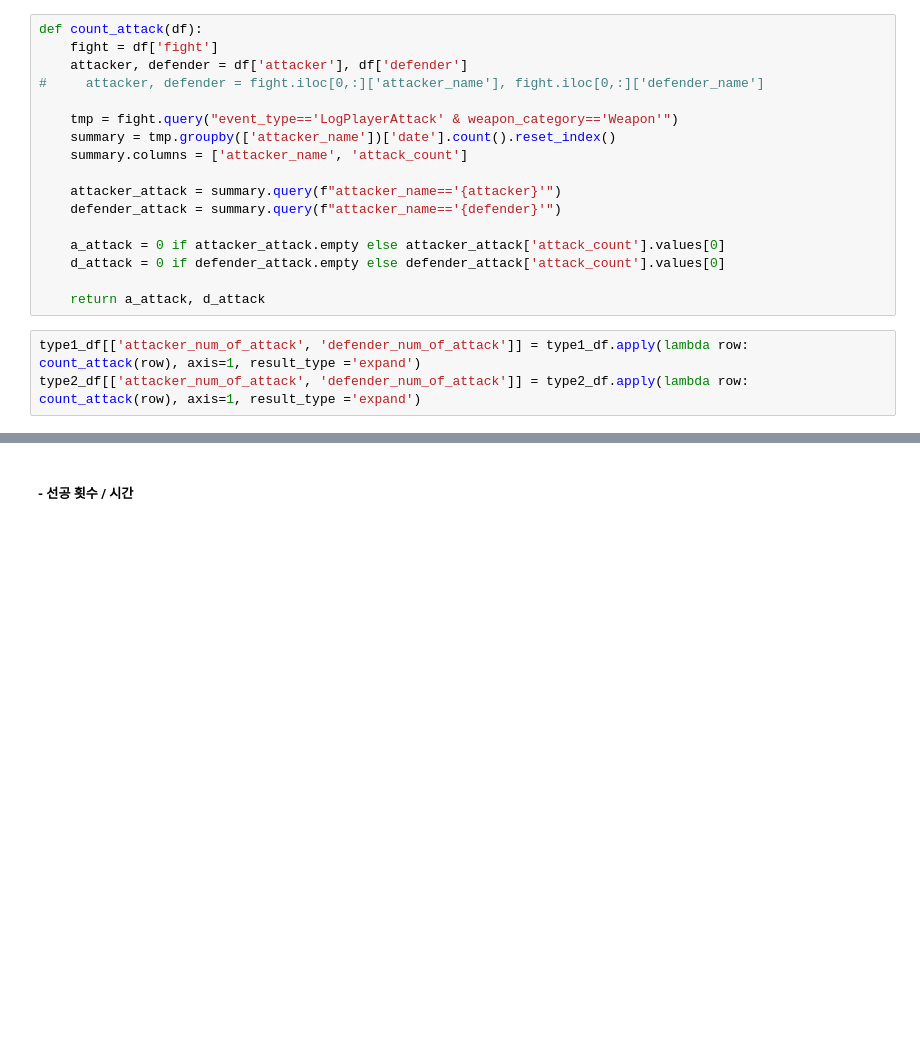
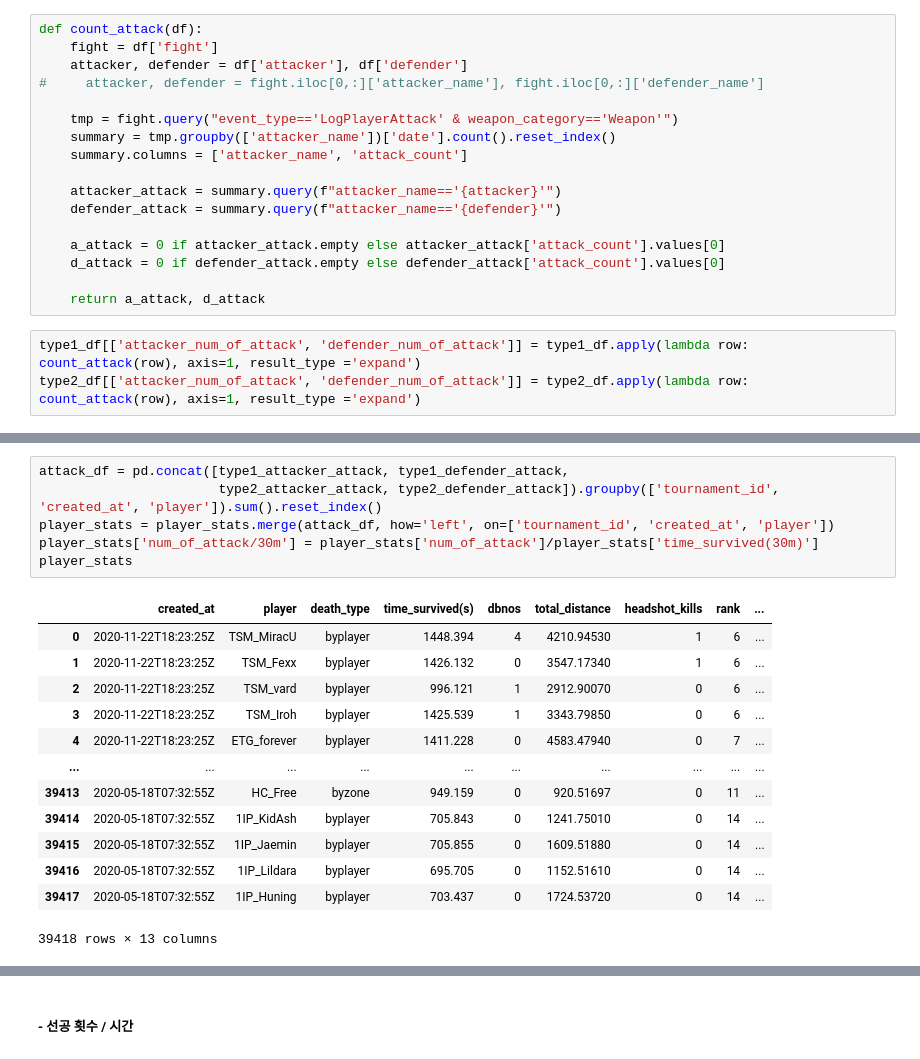
Before and after one commit to tonypark-cw/opgg, a Jupyter notebook: keunung_park2/최종.ipynb, the cells around one changed output, grey strips where cells are left out. Saved outputs shown, nothing was run; the diff lists cells and outputs as text; blank space fills up the shorter version.

```diff
--- a/keunung_park2/최종.ipynb
+++ b/keunung_park2/최종.ipynb
@@ -183 +259,21 @@ player_stats
+# %%
+attack_df = pd.concat([type1_attacker_attack, type1_defender_attack,
+                       type2_attacker_attack, type2_defender_attack]).groupby(['tournament_id', 'created_at', 'player']).sum().reset_index()
+player_stats = player_stats.merge(attack_df, how='left', on=['tournament_id', 'created_at', 'player'])
+player_stats['num_of_attack/30m'] = player_stats['num_of_attack']/player_stats['time_survived(30m)']
+player_stats
+# %% [output]
+|  | created_at | player | death_type | time_survived(s) | dbnos | total_distance | headshot_kills | rank | ... |
+| 0 | 2020-11-22T18:23:25Z | TSM_MiracU | byplayer | 1448.394 | 4 | 4210.94530 | 1 | 6 | ... |
+| 1 | 2020-11-22T18:23:25Z | TSM_Fexx | byplayer | 1426.132 | 0 | 3547.17340 | 1 | 6 | ... |
+| 2 | 2020-11-22T18:23:25Z | TSM_vard | byplayer | 996.121 | 1 | 2912.90070 | 0 | 6 | ... |
+| 3 | 2020-11-22T18:23:25Z | TSM_Iroh | byplayer | 1425.539 | 1 | 3343.79850 | 0 | 6 | ... |
+| 4 | 2020-11-22T18:23:25Z | ETG_forever | byplayer | 1411.228 | 0 | 4583.47940 | 0 | 7 | ... |
+| ... | ... | ... | ... | ... | ... | ... | ... | ... | ... |
+| 39413 | 2020-05-18T07:32:55Z | HC_Free | byzone | 949.159 | 0 | 920.51697 | 0 | 11 | ... |
+| 39414 | 2020-05-18T07:32:55Z | 1IP_KidAsh | byplayer | 705.843 | 0 | 1241.75010 | 0 | 14 | ... |
+| 39415 | 2020-05-18T07:32:55Z | 1IP_Jaemin | byplayer | 705.855 | 0 | 1609.51880 | 0 | 14 | ... |
+| 39416 | 2020-05-18T07:32:55Z | 1IP_Lildara | byplayer | 695.705 | 0 | 1152.51610 | 0 | 14 | ... |
+| 39417 | 2020-05-18T07:32:55Z | 1IP_Huning | byplayer | 703.437 | 0 | 1724.53720 | 0 | 14 | ... |
+39418 rows × 13 columns
 # %% [markdown]
```
Also changed, not shown: parts of 79 cells of this notebook, 1 other file.
